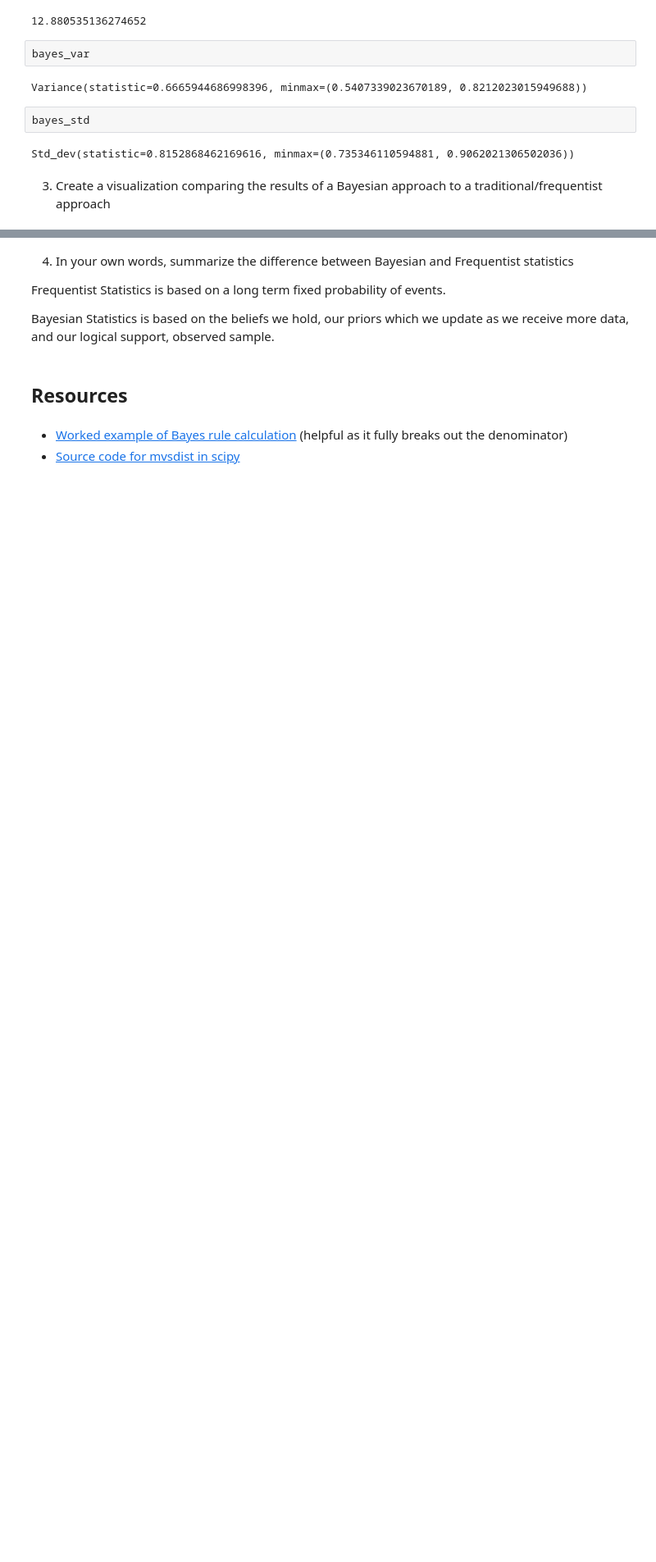
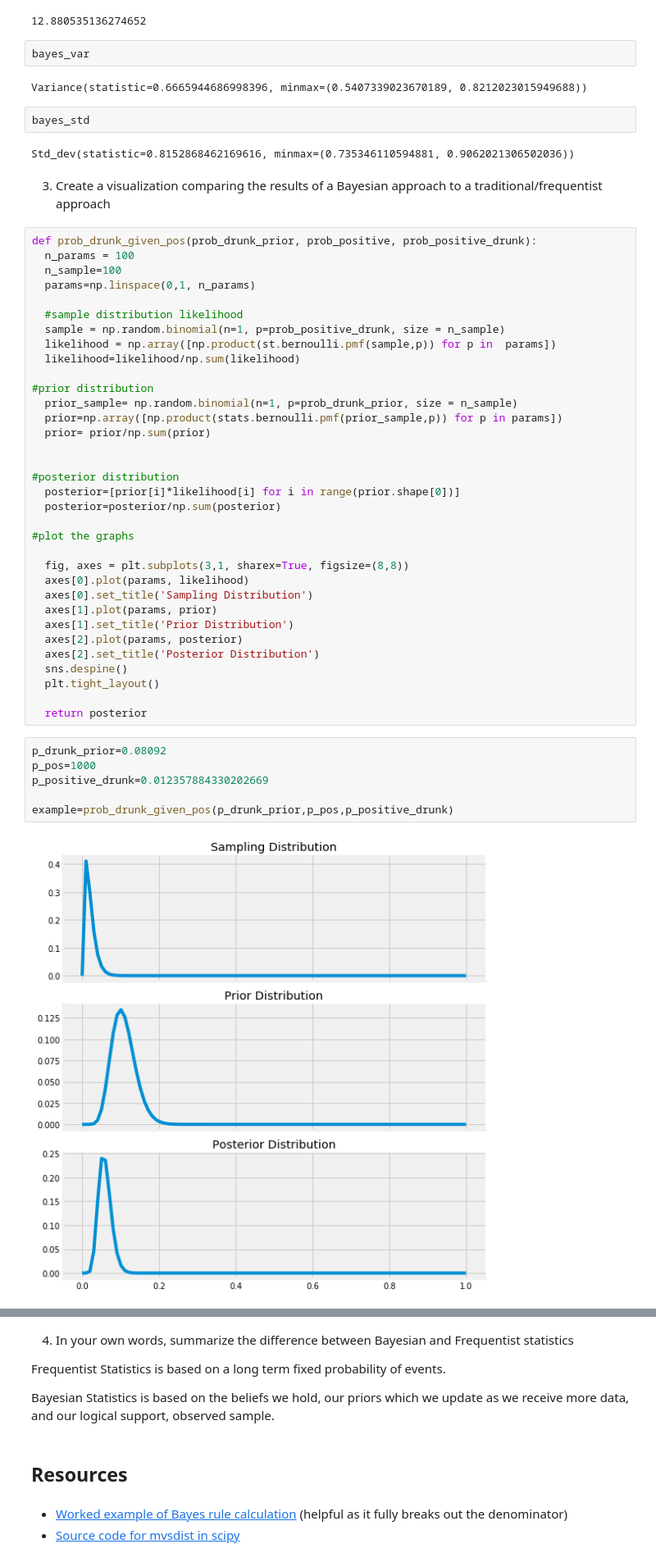
Before and after one commit to alastra32/DS-Unit-1-Sprint-3-Statistical-Tests-and-Experiments, a Jupyter notebook: module3-introduction-to-bayesian-inference/LS_DS_133_Introduction_to_Bayesian_Inference.ipynb, the cells around one changed output, grey strips where cells are left out. Shown at 82% size. Drawn from its saved outputs; the diff is of its cells as text; blank space fills up the shorter version.

Commit message:
With Graphs

```diff
--- a/module3-introduction-to-bayesian-inference/LS_DS_133_Introduction_to_Bayesian_Inference.ipynb
+++ b/module3-introduction-to-bayesian-inference/LS_DS_133_Introduction_to_Bayesian_Inference.ipynb
@@ -343,3 +345,45 @@ bayes_std
 Std_dev(statistic=0.8152868462169616, minmax=(0.735346110594881, 0.9062021306502036))
 # %% [markdown]
 3. Create a visualization comparing the results of a Bayesian approach to a traditional/frequentist approach
+# %%
+def prob_drunk_given_pos(prob_drunk_prior, prob_positive, prob_positive_drunk):
+  n_params = 100
+  n_sample=100
+  params=np.linspace(0,1, n_params)
+
+  #sample distribution likelihood
+  sample = np.random.binomial(n=1, p=prob_positive_drunk, size = n_sample)
+  likelihood = np.array([np.product(st.bernoulli.pmf(sample,p)) for p in  params])
+  likelihood=likelihood/np.sum(likelihood)
+
+#prior distribution
+  prior_sample= np.random.binomial(n=1, p=prob_drunk_prior, size = n_sample)
+  prior=np.array([np.product(stats.bernoulli.pmf(prior_sample,p)) for p in params])
+  prior= prior/np.sum(prior)
+
+
+#posterior distribution
+  posterior=[prior[i]*likelihood[i] for i in range(prior.shape[0])]
+  posterior=posterior/np.sum(posterior)
+
+#plot the graphs
+
+  fig, axes = plt.subplots(3,1, sharex=True, figsize=(8,8))
+  axes[0].plot(params, likelihood)
+  axes[0].set_title('Sampling Distribution')
+  axes[1].plot(params, prior)
+  axes[1].set_title('Prior Distribution')
+  axes[2].plot(params, posterior)
+  axes[2].set_title('Posterior Distribution')
+  sns.despine()
+  plt.tight_layout()
+
+  return posterior
+# %%
+p_drunk_prior=0.08092
+p_pos=1000
+p_positive_drunk=0.012357884330202669
+
+example=prob_drunk_given_pos(p_drunk_prior,p_pos,p_positive_drunk)
+# %% [output]
+[figure, added]
```
Also changed, not shown: parts of 6 cells of this notebook.
